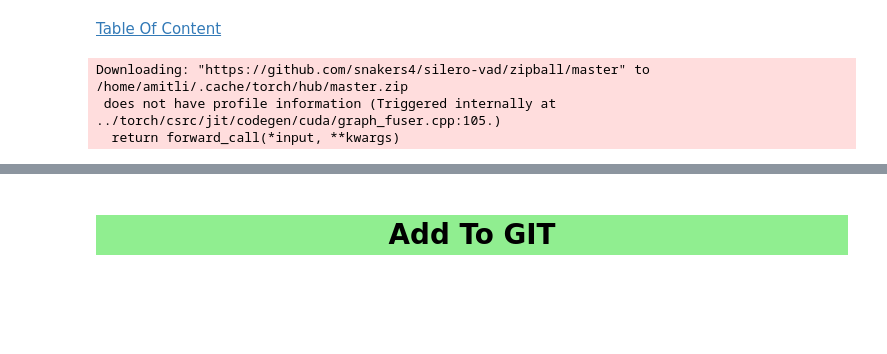
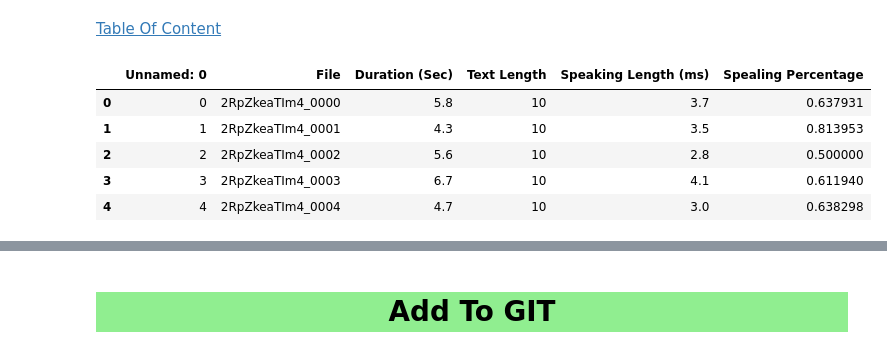
Before and after one commit to amitliron/Voice, a Jupyter notebook: Main_Notebook.ipynb, the cells around one changed output, grey strips where cells are left out. Drawn from its saved outputs; the diff is of its cells as text; code cells hidden in the pictures; blank space fills up the shorter version.

```diff
--- a/Main_Notebook.ipynb
+++ b/Main_Notebook.ipynb
@@ -181,7 +181,7 @@ def get_total_speaking_length(speech_timestamps):
         total = total + tmp
     return total
 # %%
-TEST_VAD = True
+TEST_VAD = False
 if TEST_VAD is True:
 
 
@@ -237,9 +237,13 @@ if TEST_VAD is True:
                                   "Spealing Percentage":  vad_speaking_prec})
     df_vad.to_csv("/home/amitli/Repo/Voice/Results/vad.csv")
     add_to_git()
-# %% [output]
-Downloading: "https://github.com/snakers4/silero-vad/zipball/master" to /home/amitli/.cache/torch/hub/master.zip
- does not have profile information (Triggered internally at ../torch/csrc/jit/codegen/cuda/graph_fuser.cpp:105.)
-  return forward_call(*input, **kwargs)
 # %%
 df_vad = pd.read_csv("/home/amitli/Repo/Voice/Results/vad.csv")
+df_vad.head()
+# %% [output]
+|  | Unnamed: 0 | File | Duration (Sec) | Text Length | Speaking Length (ms) | Spealing Percentage |
+| 0 | 0 | 2RpZkeaTIm4_0000 | 5.8 | 10 | 3.7 | 0.637931 |
+| 1 | 1 | 2RpZkeaTIm4_0001 | 4.3 | 10 | 3.5 | 0.813953 |
+| 2 | 2 | 2RpZkeaTIm4_0002 | 5.6 | 10 | 2.8 | 0.500000 |
+| 3 | 3 | 2RpZkeaTIm4_0003 | 6.7 | 10 | 4.1 | 0.611940 |
+| 4 | 4 | 2RpZkeaTIm4_0004 | 4.7 | 10 | 3.0 | 0.638298 |
```
Also changed, not shown: parts of 14 cells of this notebook.
